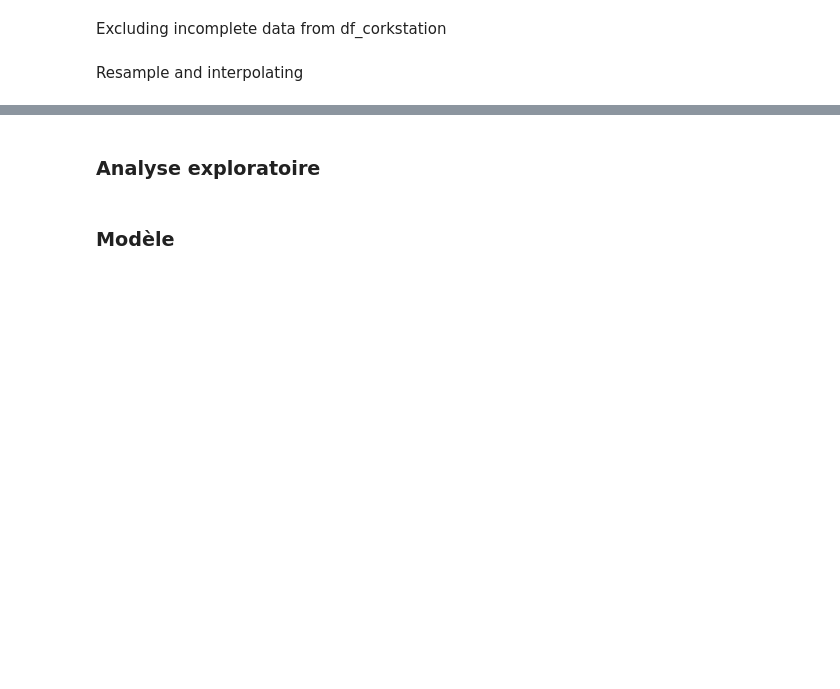
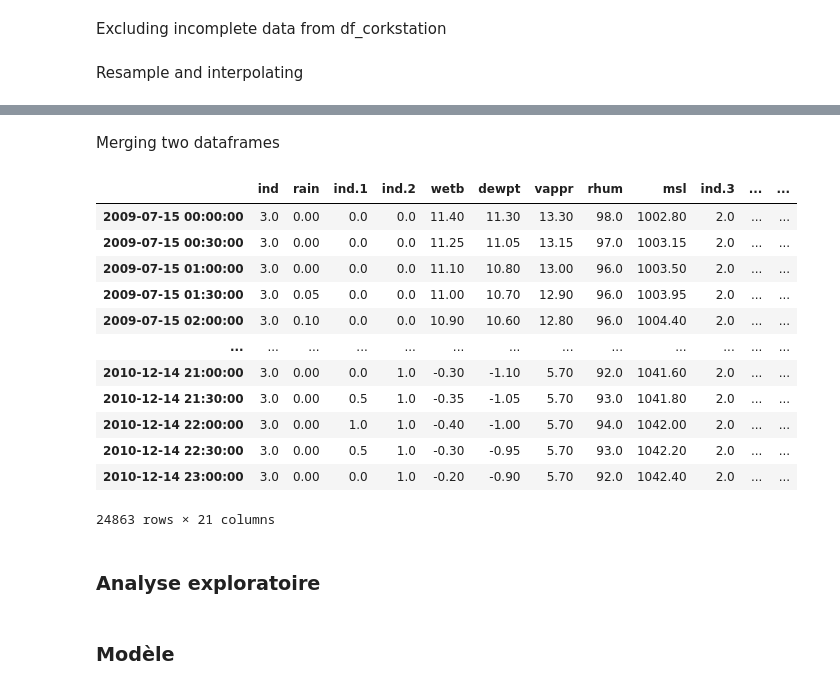
Before and after one commit to YounesOuarhim/Consommation--lectrique, a Jupyter notebook: alisson_bonatto.ipynb, the cells around one changed output, grey strips where cells are left out. Saved outputs shown, nothing was run; the diff lists cells and outputs as text; code cells hidden in the pictures; blank space fills up the shorter version.

```diff
--- a/alisson_bonatto.ipynb
+++ b/alisson_bonatto.ipynb
@@ -30,0 +50,3 @@ df_vst.head()
+# %%
+df_vst_cropped = df_vst.drop(df_vst.index[24863:])
+df_vst_cropped
@@ -59,3 +107,28 @@ df_corkstation_resampled.head()
+# %% [markdown]
+Merging two dataframes
+# %%
+df_vst_cropped['time'] = pd.to_datetime(df_vst_cropped['time'])
+df_vst_cropped.set_index('time', inplace=True)
+
+df_corkstation_resampled = df_corkstation_resampled.drop(columns=['temp'])
+
+final_df = pd.concat([df_corkstation_resampled, df_vst_cropped], axis=1)
+
+final_df
+# %% [output]
+|  | ind | rain | ind.1 | ind.2 | wetb | dewpt | vappr | rhum | msl | ind.3 | ... | ... |
+| 2009-07-15 00:00:00 | 3.0 | 0.00 | 0.0 | 0.0 | 11.40 | 11.30 | 13.30 | 98.0 | 1002.80 | 2.0 | ... | ... |
+| 2009-07-15 00:30:00 | 3.0 | 0.00 | 0.0 | 0.0 | 11.25 | 11.05 | 13.15 | 97.0 | 1003.15 | 2.0 | ... | ... |
+| 2009-07-15 01:00:00 | 3.0 | 0.00 | 0.0 | 0.0 | 11.10 | 10.80 | 13.00 | 96.0 | 1003.50 | 2.0 | ... | ... |
+| 2009-07-15 01:30:00 | 3.0 | 0.05 | 0.0 | 0.0 | 11.00 | 10.70 | 12.90 | 96.0 | 1003.95 | 2.0 | ... | ... |
+| 2009-07-15 02:00:00 | 3.0 | 0.10 | 0.0 | 0.0 | 10.90 | 10.60 | 12.80 | 96.0 | 1004.40 | 2.0 | ... | ... |
+| ... | ... | ... | ... | ... | ... | ... | ... | ... | ... | ... | ... | ... |
+| 2010-12-14 21:00:00 | 3.0 | 0.00 | 0.0 | 1.0 | -0.30 | -1.10 | 5.70 | 92.0 | 1041.60 | 2.0 | ... | ... |
+| 2010-12-14 21:30:00 | 3.0 | 0.00 | 0.5 | 1.0 | -0.35 | -1.05 | 5.70 | 93.0 | 1041.80 | 2.0 | ... | ... |
+| 2010-12-14 22:00:00 | 3.0 | 0.00 | 1.0 | 1.0 | -0.40 | -1.00 | 5.70 | 94.0 | 1042.00 | 2.0 | ... | ... |
+| 2010-12-14 22:30:00 | 3.0 | 0.00 | 0.5 | 1.0 | -0.30 | -0.95 | 5.70 | 93.0 | 1042.20 | 2.0 | ... | ... |
+| 2010-12-14 23:00:00 | 3.0 | 0.00 | 0.0 | 1.0 | -0.20 | -0.90 | 5.70 | 92.0 | 1042.40 | 2.0 | ... | ... |
+24863 rows × 21 columns
 # %% [markdown]
 ### Analyse exploratoire
 # %% [markdown]
```
Also changed, not shown: parts of 6 cells of this notebook.
